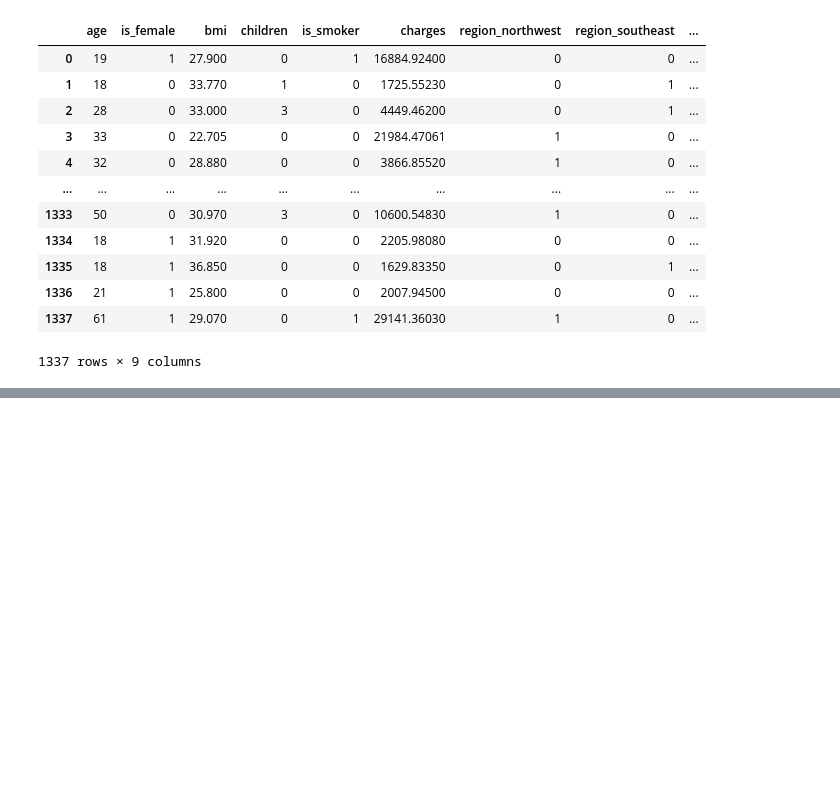
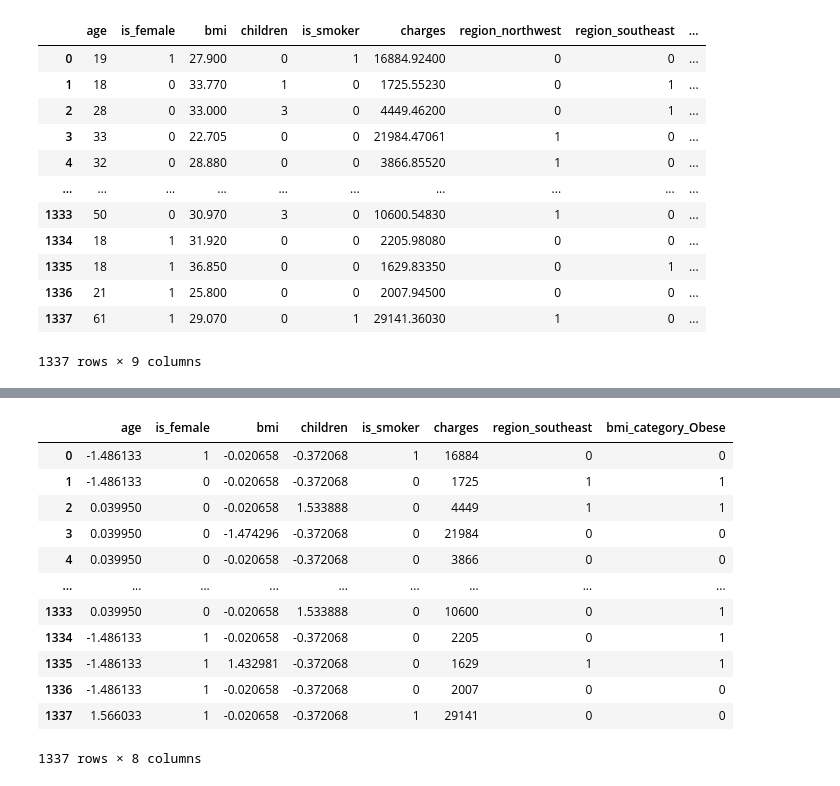
Before and after one commit to RexyA05/Machine-Learning-Journey, a Jupyter notebook: Foundation_ML/insurance.ipynb, the cells around one changed output, grey strips where cells are left out. Saved outputs shown, nothing was run; the diff lists cells and outputs as text; code cells hidden in the pictures; blank space fills up the shorter version.

```diff
--- a/Foundation_ML/insurance.ipynb
+++ b/Foundation_ML/insurance.ipynb
@@ -199,0 +220,4 @@ df_cleaned
+# %%
+df_cleaned=pd.get_dummies(df_cleaned,columns=['bmi_category'],drop_first=True)
+# %%
+df_cleaned=df_cleaned.astype(int)
@@ -199,0 +235,5 @@ df_cleaned
+# %%
+from sklearn.preprocessing import StandardScaler
+cols=['age','bmi','children']
+scaler=StandardScaler()
+df_cleaned[cols]=scaler.fit_transform(df_cleaned[cols])
@@ -199,0 +279,10 @@ df_cleaned
+# %%
+from scipy.stats import chi2_contingency
+alpha=0.05
+df_cleaned['charges_bin']=pd.qcut(df_cleaned['charges'],q=4,labels=False)
+chi2_results={}
+for col in cat_features:
+    contingency=pd.crosstab(df_cleaned[col],df_cleaned['charges_bin'])
+    chi2_stat,p_val,_,_=chi2_contingency(contingency)
+    decision='Reject Null (keep feature)' if p_val<alpha else 'Accept Null(Drop feature)'
+    chi2_results[col]={'chi2_statistic':chi2_stat,'p_value':p_val,'Decision':decision}
@@ -199,0 +303,17 @@ df_cleaned
+# %%
+final_df=df_cleaned[['age','is_female','bmi','children','is_smoker','charges','region_southeast','bmi_category_Obese']]
+final_df
+# %% [output]
+|  | age | is_female | bmi | children | is_smoker | charges | region_southeast | bmi_category_Obese |
+| 0 | -1.486133 | 1 | -0.020658 | -0.372068 | 1 | 16884 | 0 | 0 |
+| 1 | -1.486133 | 0 | -0.020658 | -0.372068 | 0 | 1725 | 1 | 1 |
+| 2 | 0.039950 | 0 | -0.020658 | 1.533888 | 0 | 4449 | 1 | 1 |
+| 3 | 0.039950 | 0 | -1.474296 | -0.372068 | 0 | 21984 | 0 | 0 |
+| 4 | 0.039950 | 0 | -0.020658 | -0.372068 | 0 | 3866 | 0 | 0 |
+| ... | ... | ... | ... | ... | ... | ... | ... | ... |
+| 1333 | 0.039950 | 0 | -0.020658 | 1.533888 | 0 | 10600 | 0 | 1 |
+| 1334 | -1.486133 | 1 | -0.020658 | -0.372068 | 0 | 2205 | 0 | 1 |
+| 1335 | -1.486133 | 1 | 1.432981 | -0.372068 | 0 | 1629 | 1 | 1 |
+| 1336 | -1.486133 | 1 | -0.020658 | -0.372068 | 0 | 2007 | 0 | 0 |
+| 1337 | 1.566033 | 1 | -0.020658 | -0.372068 | 1 | 29141 | 0 | 0 |
+1337 rows × 8 columns
```
Also changed, not shown: parts of 12 cells of this notebook.
